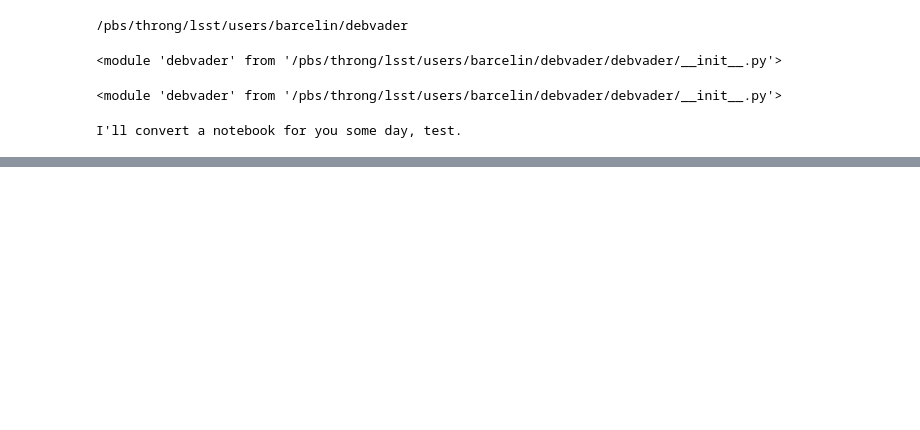
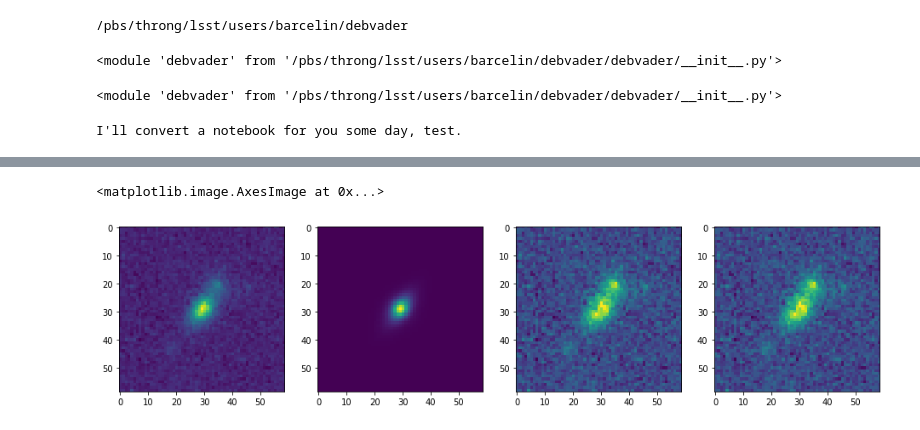
Before and after one commit to astrodeepnet/debvader, a Jupyter notebook: Untitled.ipynb, the cells around one changed output, grey strips where cells are left out. Cells and saved outputs as stored; diff of their text form; code cells hidden in the pictures; blank space fills up the shorter version.

```diff
--- a/Untitled.ipynb
+++ b/Untitled.ipynb
@@ -44,0 +80,5 @@ in cropping
+# %%
+def diff_deblender(img, deblended_img,nx,ny):
+    return img-np.roll(deblended_img,(nx,ny),axis = (0,1))
+# %%
+out = diff_deblender(test_images[0],output[0],0,0)
@@ -44,0 +89,10 @@ in cropping
+# %%
+fig, axes = plt.subplots(1,4, figsize =(16,4))
+
+axes[0].imshow(test_images[0,:,:,2])
+axes[1].imshow(output[0,:,:,2])
+axes[2].imshow(test_images[0,:,:,2]- output[0,:,:,2])
+axes[3].imshow(out[:,:,2])
+# %% [output]
+<matplotlib.image.AxesImage at 0x...>
+[figure, added]
```
Also changed, not shown: parts of 24 cells of this notebook, 2 other files.
